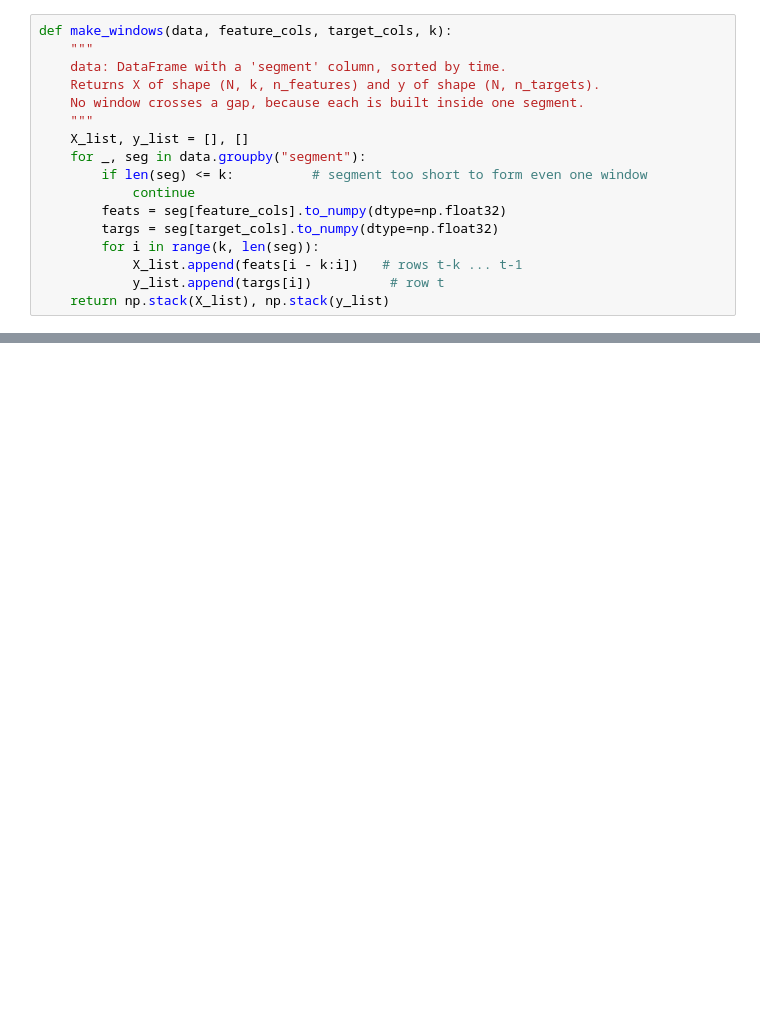
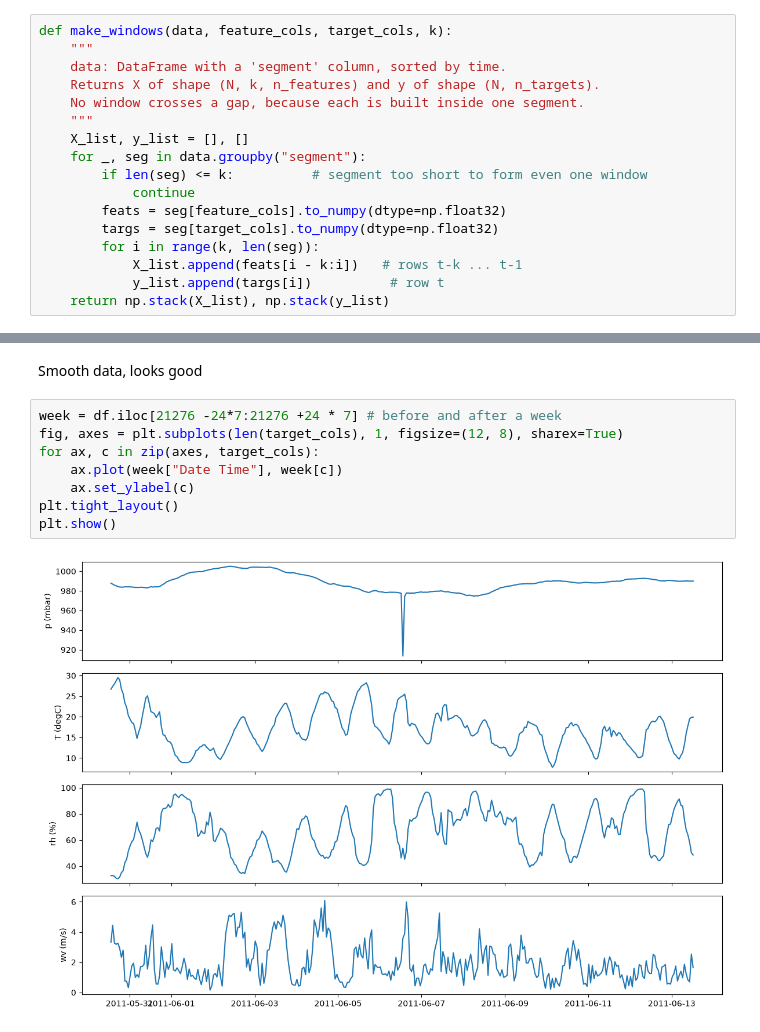
Before and after one commit to Yoonicornn/552-Assignment-2, a Jupyter notebook: ECSE552 W25 Assignment2 part3 Group 5.ipynb, the cells around one changed output, grey strips where cells are left out. Cells and saved outputs as stored; diff of their text form; blank space fills up the shorter version.

```diff
--- a/ECSE552 W25 Assignment2 part3 Group 5.ipynb
+++ b/ECSE552 W25 Assignment2 part3 Group 5.ipynb
@@ -171,0 +301,12 @@ def make_windows(data, feature_cols, target_cols, k):
+# %% [markdown]
+Smooth data, looks good
+# %%
+week = df.iloc[21276 -24*7:21276 +24 * 7] # before and after a week
+fig, axes = plt.subplots(len(target_cols), 1, figsize=(12, 8), sharex=True)
+for ax, c in zip(axes, target_cols):
+    ax.plot(week["Date Time"], week[c])
+    ax.set_ylabel(c)
+plt.tight_layout()
+plt.show()
+# %% [output]
+[figure, added]
```
Also changed, not shown: parts of 28 cells of this notebook, 17 other files.
